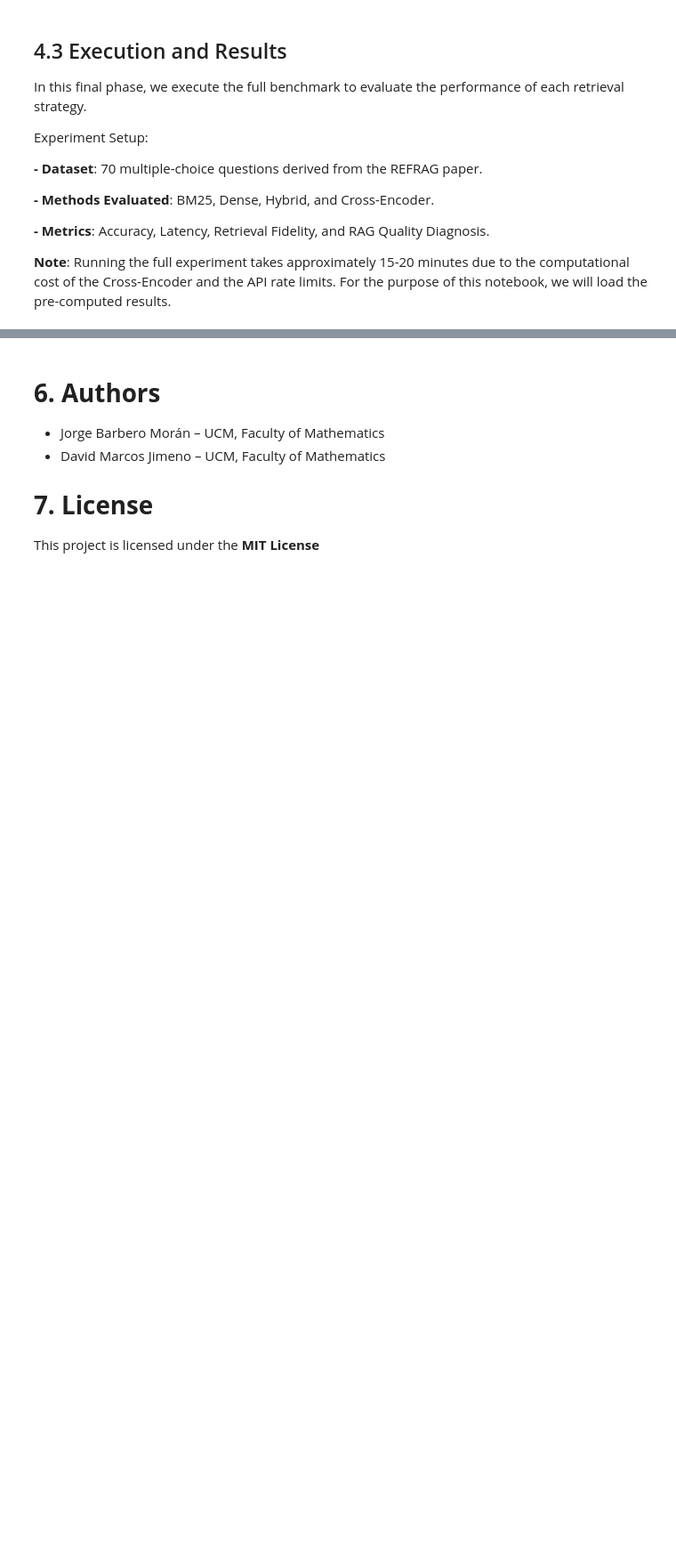
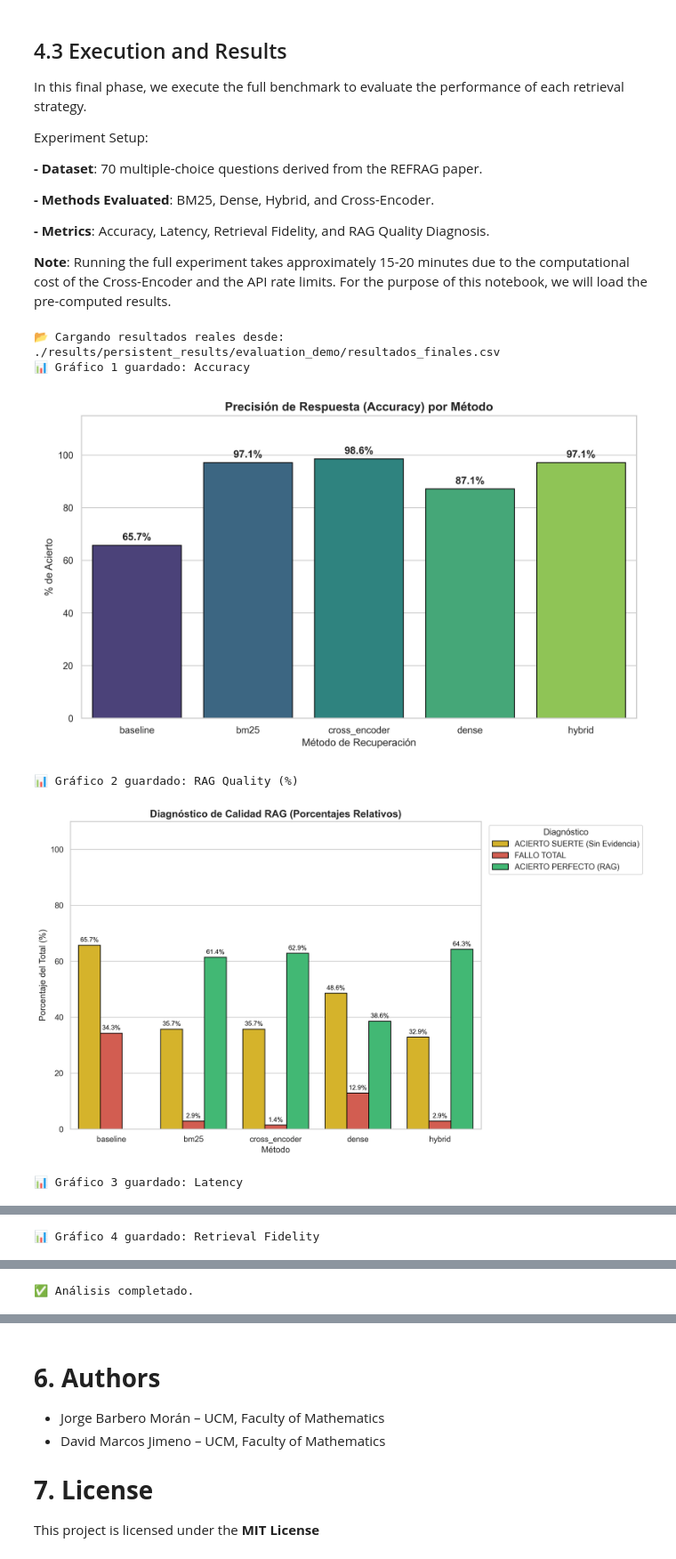
Before and after one commit to jbarberomoran/rag-ucm, a Jupyter notebook: Two-Stage-Retrieval LLM RAG.ipynb, the cells around one changed output, grey strips where cells are left out. Shown at 89% size. Cells and saved outputs as stored; diff of their text form; code cells hidden in the pictures; blank space fills up the shorter version.

```diff
--- a/Two-Stage-Retrieval LLM RAG.ipynb
+++ b/Two-Stage-Retrieval LLM RAG.ipynb
@@ -366,35 +377,36 @@ Experiment Setup:
 
 **Note**: Running the full experiment takes approximately 15-20 minutes due to the computational cost of the Cross-Encoder and the API rate limits. For the purpose of this notebook, we will load the pre-computed results.
 # %%
-RESULTS_PATH = "./results/demo_results.csv"
+RESULTS_PATH = "./results/persistent_results/evaluation_demo/resultados_finales.csv"
+DIR_OUTPUT = "./results/persistent_results/evaluation_demo/plots/"
 # 1. CARGA DE DATOS (Real vs. Demo)
 if os.path.exists(RESULTS_PATH):
     print(f"📂 Cargando resultados reales desde: {RESULTS_PATH}")
     df_results = pd.read_csv(RESULTS_PATH)
 else:
     print("Error al cargar resultados reales.")
 
-# 2. GENERACIÓN DE DASHBOARD VISUAL
-print("\n📊 Generando Dashboard de Rendimiento...")
 setup_plot_style()
 
-# Creamos una figura grande para mostrar todo junto (Opcional, o llamamos a las funciones una a una)
-# Aquí llamamos a tus funciones de evaluation.py que guardan los PNGs y los mostramos.
-
 # Gráfica 1: Precisión
-plot_accuracy(df_results)
-plt.show()
+plot_accuracy(df_results, dir_output=DIR_OUTPUT)
+display(Image(filename="results/persistent_results/evaluation_demo/plots/1_accuracy.png"))
 
 # Gráfica 2: Calidad RAG (El gráfico de colores)
-plot_rag_quality(df_results)
-plt.show()
-
+plot_rag_quality(df_results, dir_output=DIR_OUTPUT)
+display(Image(filename="results/persistent_results/evaluation_demo/plots/2_rag_quality_pct.png"))
 # Gráfica 3: Latencia
-plot_latency(df_results)
-plt.show()
+plot_latency(df_results, dir_output=DIR_OUTPUT)
+display(Image(filename="results/persistent_results/evaluation_demo/plots/3_latency.png"))
 
 # Gráfica 4: Fidelidad
-plot_retrieval_score(df_results)
-plt.show()
-
+plot_retrieval_score(df_results, dir_output=DIR_OUTPUT)
+display(Image(filename="results/persistent_results/evaluation_demo/plots/4_retrieval_fidelity.png"))
 print("✅ Análisis completado.")
+# %% [output]
+📂 Cargando resultados reales desde: ./results/persistent_results/evaluation_demo/resultados_finales.csv
+📊 Gráfico 1 guardado: Accuracy
+[figure, added]
+📊 Gráfico 2 guardado: RAG Quality (%)
+[figure, added]
+📊 Gráfico 3 guardado: Latency
@@ -400,0 +414 @@ print("✅ Análisis completado.")
+📊 Gráfico 4 guardado: Retrieval Fidelity
@@ -401,3 +416,4 @@ print("✅ Análisis completado.")
+✅ Análisis completado.
 # %% [markdown]
 # **5. Data Analysis and Inference**
 
```
Also changed, not shown: parts of 4 cells of this notebook.
